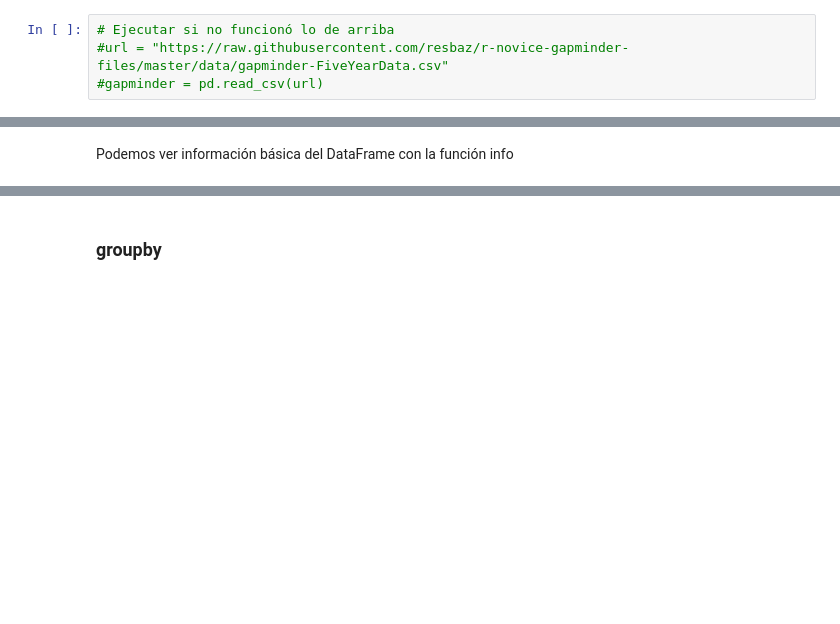
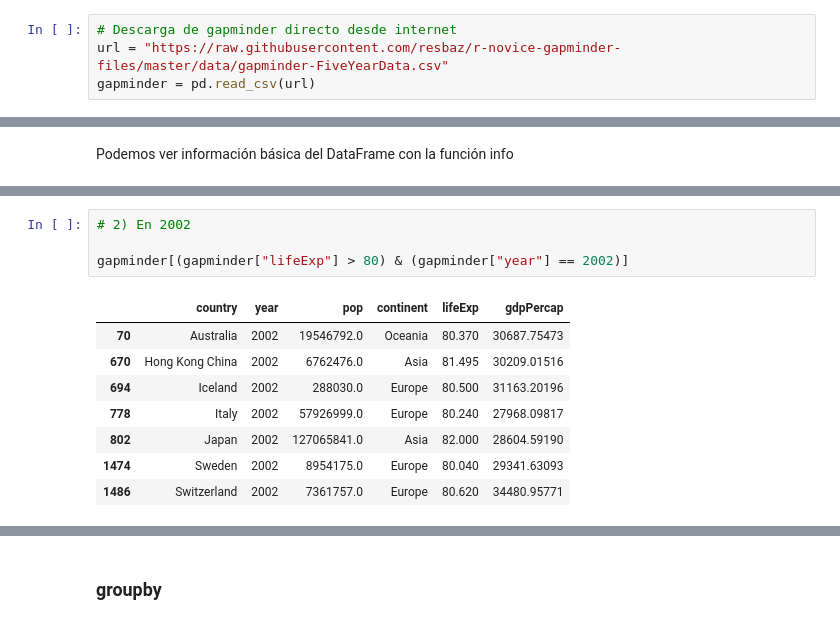
Before and after one commit to franamato/laboratorio-de-datos-1c2026, a Jupyter notebook: ldd-clase02-estadisticaDescriptiva.ipynb, the cells around one changed output, grey strips where cells are left out. Saved outputs shown, nothing was run; the diff lists cells and outputs as text; blank space fills up the shorter version.

```diff
--- a/ldd-clase02-estadisticaDescriptiva.ipynb
+++ b/ldd-clase02-estadisticaDescriptiva.ipynb
@@ -405,7 +489,7 @@ Si sigue sin funcionar, pueden descargar gapminder del sitio web:
 # %%
-# Ejecutar si no funcionó lo de arriba
-#url = "https://raw.githubusercontent.com/resbaz/r-novice-gapminder-files/master/data/gapminder-FiveYearData.csv"
-#gapminder = pd.read_csv(url)
+# Descarga de gapminder directo desde internet
+url = "https://raw.githubusercontent.com/resbaz/r-novice-gapminder-files/master/data/gapminder-FiveYearData.csv"
+gapminder = pd.read_csv(url)
 # %%
 # Verificamos si se cargo correctamente
 display(gapminder)
@@ -433,0 +579,13 @@ O podemos usar el atributo `size` de series de Pandas.
+# %%
+# 2) En 2002
+
+gapminder[(gapminder["lifeExp"] > 80) & (gapminder["year"] == 2002)]
+# %% [output]
+|  | country | year | pop | continent | lifeExp | gdpPercap |
+| 70 | Australia | 2002 | 19546792.0 | Oceania | 80.370 | 30687.75473 |
+| 670 | Hong Kong China | 2002 | 6762476.0 | Asia | 81.495 | 30209.01516 |
+| 694 | Iceland | 2002 | 288030.0 | Europe | 80.500 | 31163.20196 |
+| 778 | Italy | 2002 | 57926999.0 | Europe | 80.240 | 27968.09817 |
+| 802 | Japan | 2002 | 127065841.0 | Asia | 82.000 | 28604.59190 |
+| 1474 | Sweden | 2002 | 8954175.0 | Europe | 80.040 | 29341.63093 |
+| 1486 | Switzerland | 2002 | 7361757.0 | Europe | 80.620 | 34480.95771 |
```
Also changed, not shown: parts of 89 cells of this notebook.
